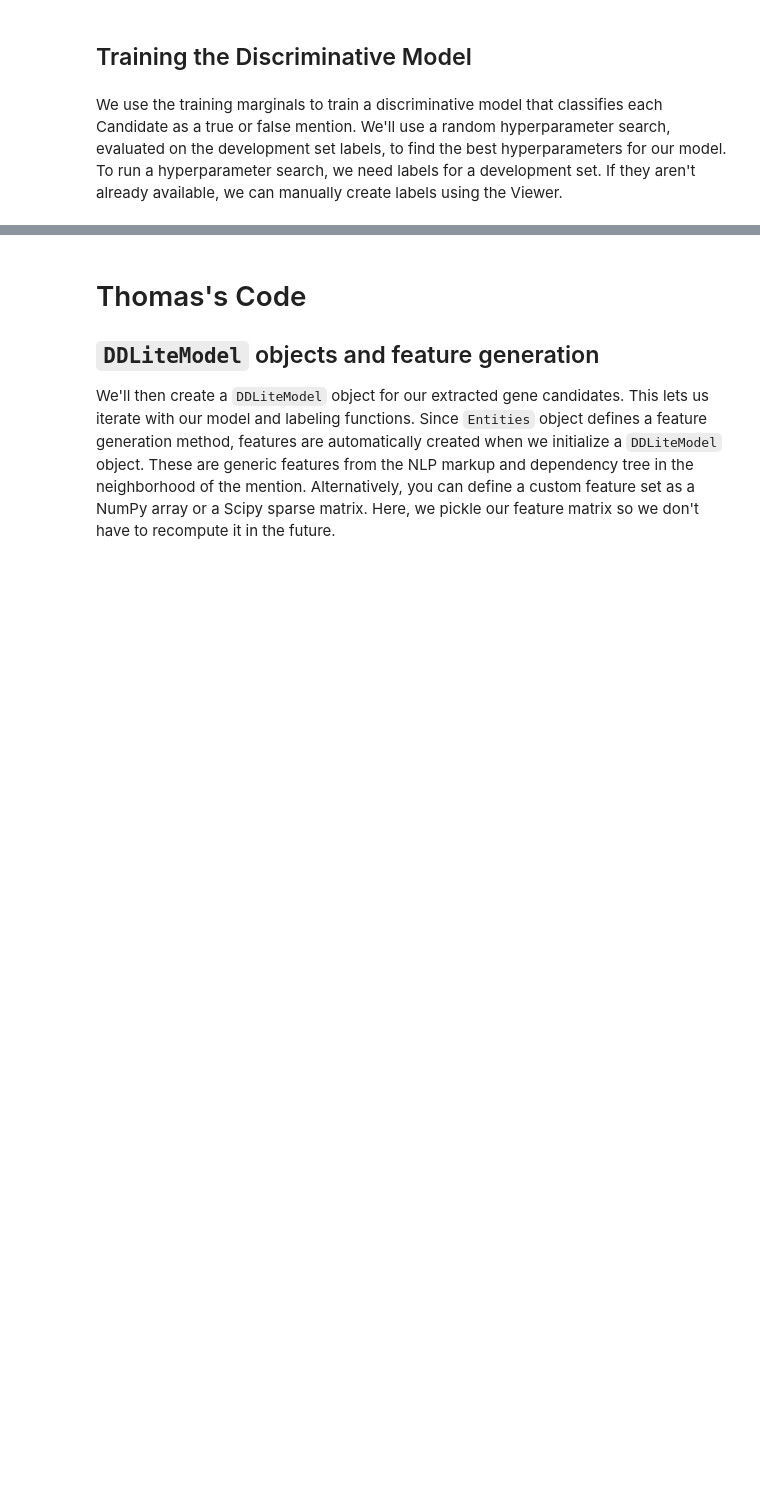
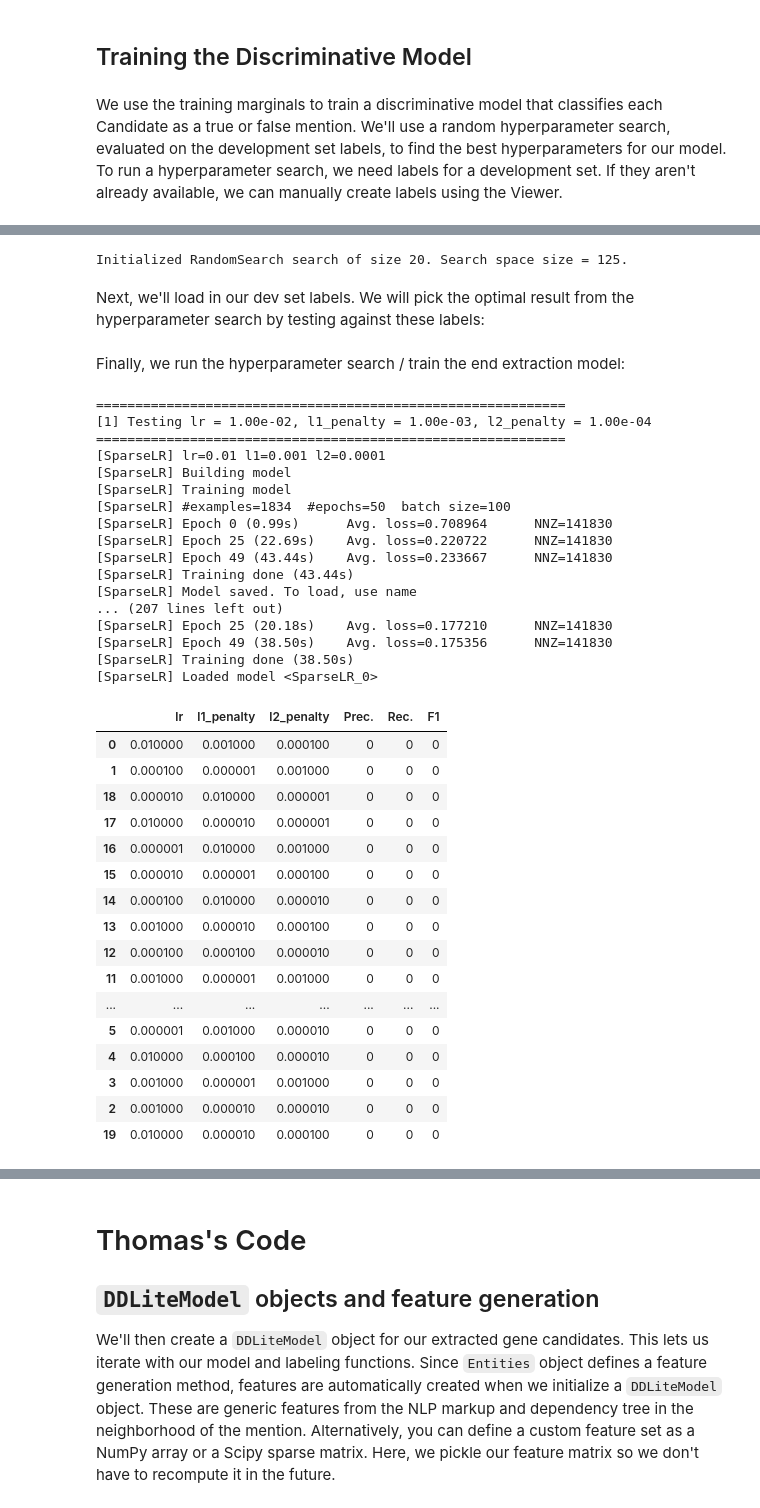
Before and after one commit to lmkostas/CS341_Arabidopsis, a Jupyter notebook: LabelingFunctions.ipynb, the cells around one changed output, grey strips where cells are left out. Cells and saved outputs as stored; diff of their text form; code cells hidden in the pictures; blank space fills up the shorter version.

```diff
--- a/LabelingFunctions.ipynb
+++ b/LabelingFunctions.ipynb
@@ -309,6 +309,9 @@ from snorkel.annotations import save_marginals
 save_marginals(session, L_train, train_marginals)
 # %% [output]
 Saved 11659 training marginals
+# %%
+from snorkel.annotations import load_marginals
+train_marginals = load_marginals(session, split=0)
 # %% [markdown]
 ### Using the Model to Iterate on Labeling Functions
 Now that we have learned the generative model, we can stop here and use this to potentially debug and/or improve our labeling function set. First, we apply the LFs to our development set:
@@ -352,3 +359,6 @@ F_test  = featurizer.load_matrix(session, split=2)
 ## Training the Discriminative Model
 # %% [markdown]
 We use the training marginals to train a discriminative model that classifies each Candidate as a true or false mention. We'll use a random hyperparameter search, evaluated on the development set labels, to find the best hyperparameters for our model. To run a hyperparameter search, we need labels for a development set. If they aren't already available, we can manually create labels using the Viewer.
+# %%
+from snorkel.learning import SparseLogisticRegression
+disc_model = SparseLogisticRegression()
@@ -354,0 +369,57 @@ We use the training marginals to train a discriminative model that classifies ea
+# %%
+from snorkel.learning.utils import MentionScorer
+from snorkel.learning import RandomSearch, ListParameter, RangeParameter
+
+# Searching over learning rate
+rate_param = RangeParameter('lr', 1e-6, 1e-2, step=1, log_base=10)
+l1_param  = RangeParameter('l1_penalty', 1e-6, 1e-2, step=1, log_base=10)
+l2_param  = RangeParameter('l2_penalty', 1e-6, 1e-2, step=1, log_base=10)
+
+searcher = RandomSearch(session, disc_model, F_train, train_marginals, [rate_param, l1_param, l2_param], n=20)
+# %% [output]
+Initialized RandomSearch search of size 20. Search space size = 125.
+# %% [markdown]
+Next, we'll load in our dev set labels. We will pick the optimal result from the hyperparameter search by testing against these labels:
+# %%
+from snorkel.annotations import load_gold_labels
+L_gold_train = load_gold_labels(session, annotator_name='gold', split=0)
+# %% [markdown]
+Finally, we run the hyperparameter search / train the end extraction model:
+# %%
+np.random.seed(1701)
+searcher.fit(F_train, L_gold_train, n_epochs=50, rebalance=0.5, print_freq=25)
+# %% [output]
+============================================================
+[1] Testing lr = 1.00e-02, l1_penalty = 1.00e-03, l2_penalty = 1.00e-04
+============================================================
+[SparseLR] lr=0.01 l1=0.001 l2=0.0001
+[SparseLR] Building model
+[SparseLR] Training model
+[SparseLR] #examples=1834  #epochs=50  batch size=100
+[SparseLR] Epoch 0 (0.99s)      Avg. loss=0.708964      NNZ=141830
+[SparseLR] Epoch 25 (22.69s)    Avg. loss=0.220722      NNZ=141830
+[SparseLR] Epoch 49 (43.44s)    Avg. loss=0.233667      NNZ=141830
+[SparseLR] Training done (43.44s)
+[SparseLR] Model saved. To load, use name
+... (207 lines left out)
+[SparseLR] Epoch 25 (20.18s)    Avg. loss=0.177210      NNZ=141830
+[SparseLR] Epoch 49 (38.50s)    Avg. loss=0.175356      NNZ=141830
+[SparseLR] Training done (38.50s)
+[SparseLR] Loaded model <SparseLR_0>
+|  | lr | l1_penalty | l2_penalty | Prec. | Rec. | F1 |
+| 0 | 0.010000 | 0.001000 | 0.000100 | 0 | 0 | 0 |
+| 1 | 0.000100 | 0.000001 | 0.001000 | 0 | 0 | 0 |
+| 18 | 0.000010 | 0.010000 | 0.000001 | 0 | 0 | 0 |
+| 17 | 0.010000 | 0.000010 | 0.000001 | 0 | 0 | 0 |
+| 16 | 0.000001 | 0.010000 | 0.001000 | 0 | 0 | 0 |
+| 15 | 0.000010 | 0.000001 | 0.000100 | 0 | 0 | 0 |
+| 14 | 0.000100 | 0.010000 | 0.000010 | 0 | 0 | 0 |
+| 13 | 0.001000 | 0.000010 | 0.000100 | 0 | 0 | 0 |
+| 12 | 0.000100 | 0.000100 | 0.000010 | 0 | 0 | 0 |
+| 11 | 0.001000 | 0.000001 | 0.001000 | 0 | 0 | 0 |
+| ... | ... | ... | ... | ... | ... | ... |
+| 5 | 0.000001 | 0.001000 | 0.000010 | 0 | 0 | 0 |
+| 4 | 0.010000 | 0.000100 | 0.000010 | 0 | 0 | 0 |
+| 3 | 0.001000 | 0.000001 | 0.001000 | 0 | 0 | 0 |
+| 2 | 0.001000 | 0.000010 | 0.000010 | 0 | 0 | 0 |
+| 19 | 0.010000 | 0.000010 | 0.000100 | 0 | 0 | 0 |
```
Also changed, not shown: parts of 10 cells of this notebook, 2 other files.
